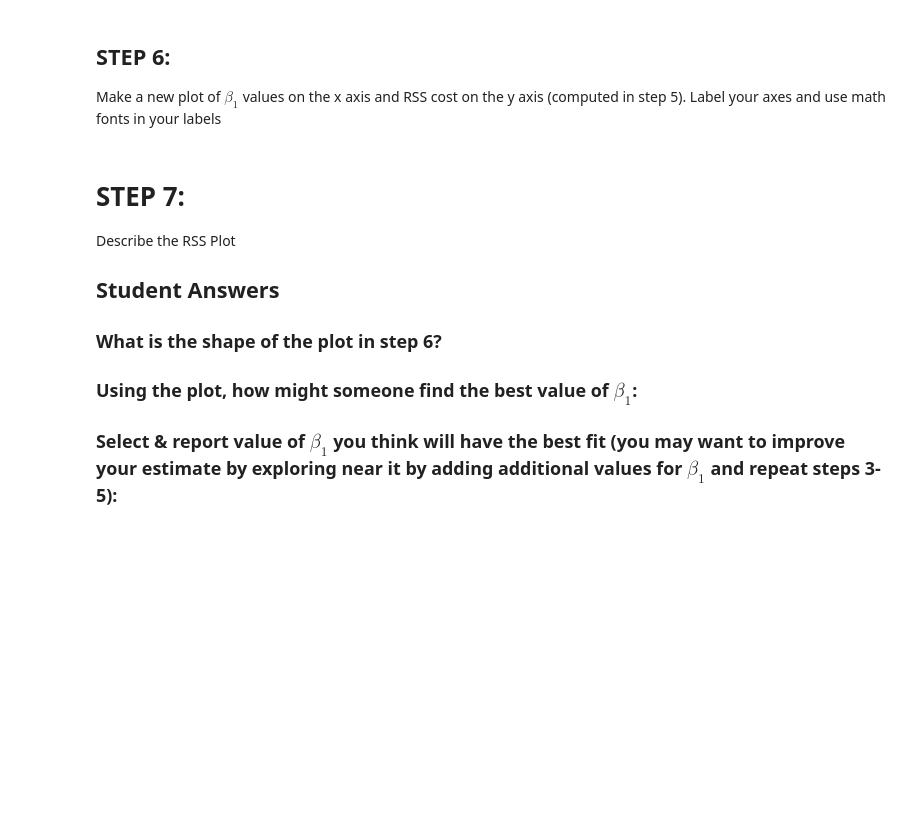
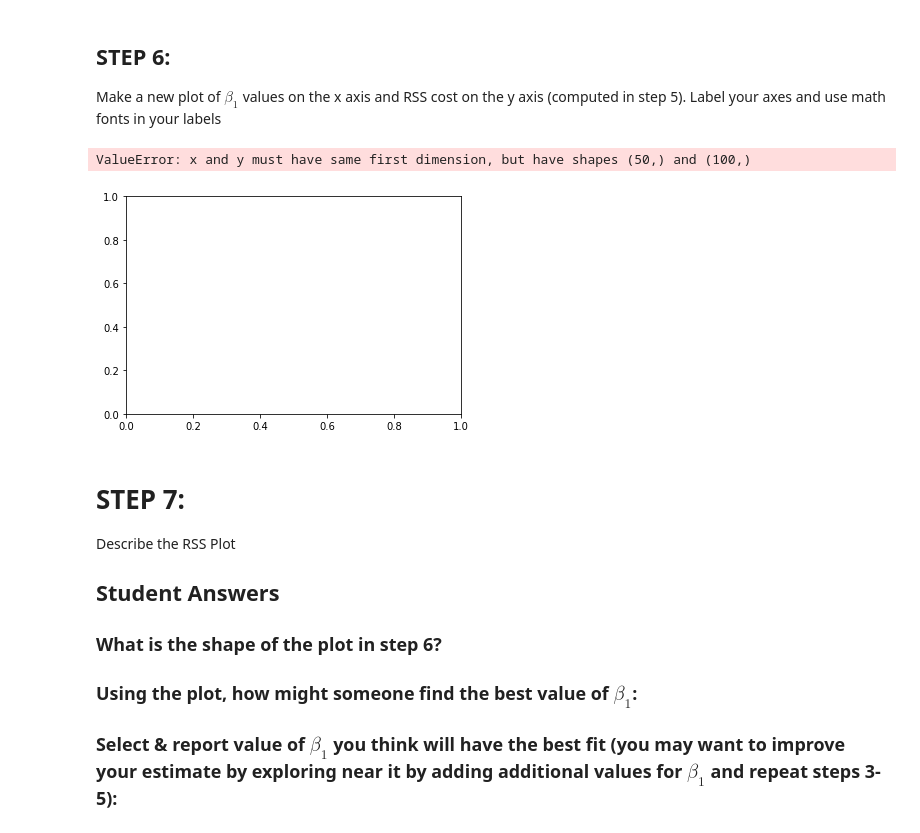
Before and after one commit to mdemore2/CSCE623, a Jupyter notebook: Homework/HW1/Demore_HW1.ipynb, the cells around one changed output. Cells and saved outputs as stored; diff of their text form; code cells hidden in the pictures; blank space fills up the shorter version.

```diff
--- a/Homework/HW1/Demore_HW1.ipynb
+++ b/Homework/HW1/Demore_HW1.ipynb
@@ -154,7 +155,7 @@ Make a `numpy` array of possible $\beta_1$ values(`beta1bracket`) surrounding yo
 
 #STUDENT CODE - Insert code to make a set of possible beta1 values to test & display the values you chose
 #---------------------------------------------
-
+beta1bracket = np.linspace(0,-5)
 #---------------------------------------------
 # %% [markdown]
 ## STEP 5:
@@ -164,7 +165,13 @@ Compute the sum of squared residual errors (RSS) under each possible beta1bracke
 
 #STUDENT CODE - Insert code to compute the sum of squared residual errors (RSS) under each possible beta1bracket member.
 #---------------------------------------------
+def rss1d(beta0,beta1,x,y):
+    beta = np.array([[beta0,beta1]])
+    yhat = np.dot(x,beta)
+    residuals = y - yhat
+    rss = np.diag(np.dot(residuals.T, residuals))
 
+    return rss
 #---------------------------------------------
 # %% [markdown]
 ## STEP 6:
@@ -173,11 +180,27 @@ Label your axes and use math fonts in your labels
 # %%
 #STEP 6
 
 #STUDENT CODE - make a new plot of beta_1 values on the x axis and RSS cost on the y axis (computed in step 5).
 #label your axes and use math fonts in your labels if possible
 #---------------------------------------------
+rssbracket = np.array([[]])
+x = data['horsepower'].to_numpy()
+y = data['mpg'].to_numpy()
+observations, features = data.shape
+x = x.reshape(observations,1)
+y = y.reshape(observations,1)
+for beta1 in beta1bracket:
+    rss = rss1d(beta0,beta1,x,y)
+    rssbracket = np.append(rssbracket,rss)
 
+plt.plot(beta1bracket,rssbracket)
+plt.xlabel('Beta1')
+plt.ylabel('RSS')
+plt.show()
 #---------------------------------------------
+# %% [output]
+ValueError: x and y must have same first dimension, but have shapes (50,) and (100,)
+[figure, added]
 # %% [markdown]
 # STEP 7:
 Describe the RSS Plot
```
Also changed, not shown: parts of 1 cell of this notebook.
